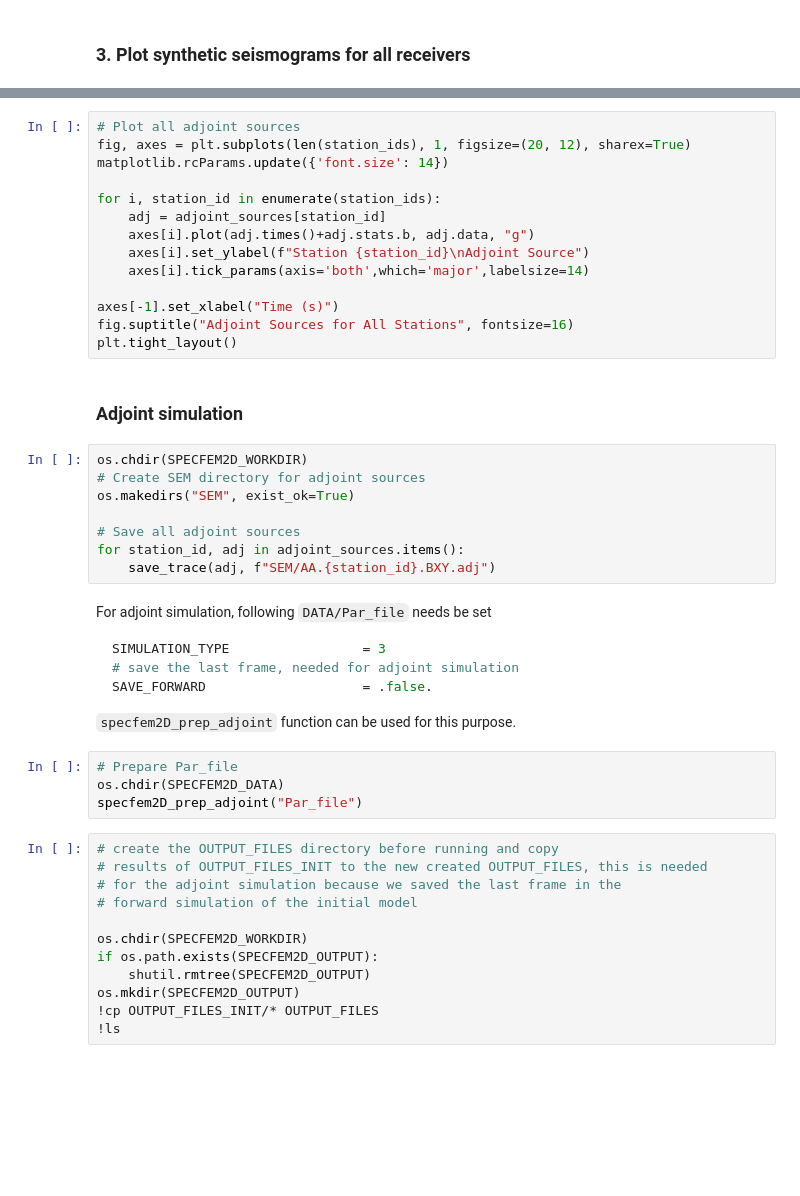
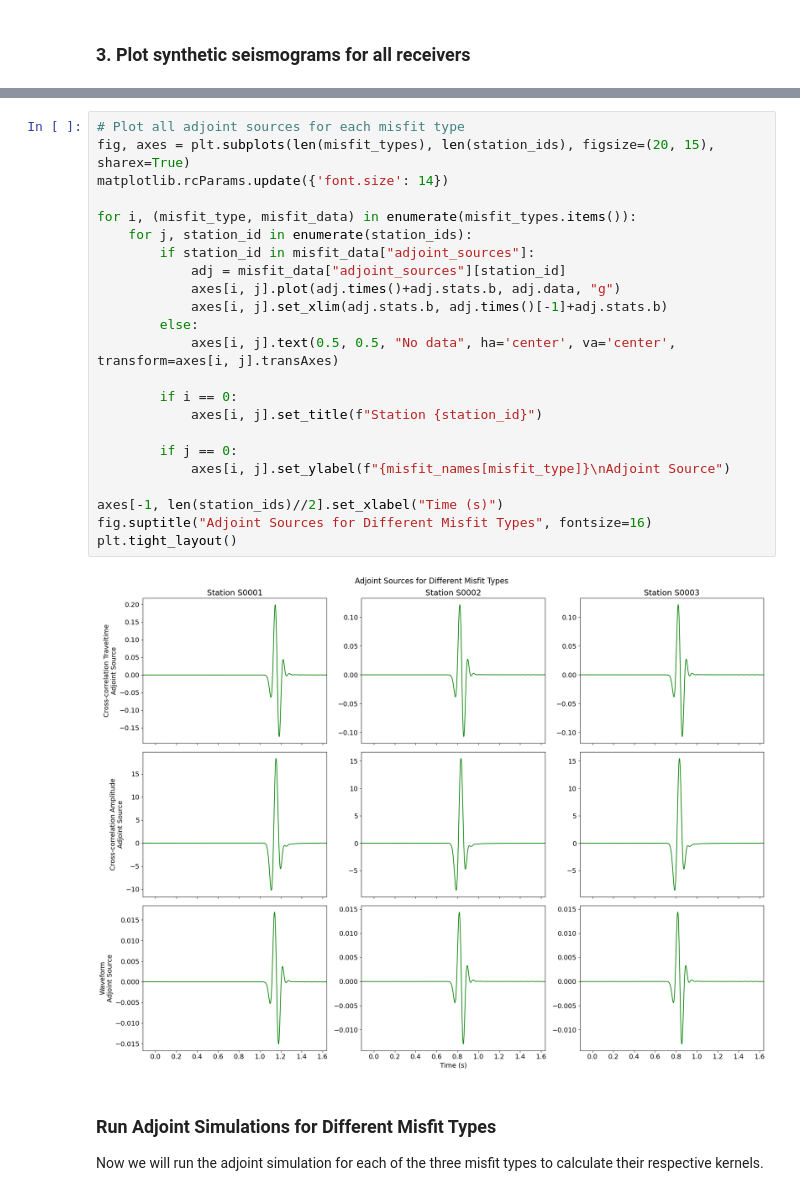
Before and after one commit to TaniMasanori/FWI_MAH575, a Jupyter notebook: JupyterNotebooks/D_Specfem2D_Kernel_MultiReceiver.ipynb, the cells around one changed output, grey strips where cells are left out. Saved outputs shown, nothing was run; the diff lists cells and outputs as text; blank space fills up the shorter version.

Commit message:
Assignment4 add objectivefunction and kernels in D_specfemv ipynb

````diff
--- a/JupyterNotebooks/D_Specfem2D_Kernel_MultiReceiver.ipynb
+++ b/JupyterNotebooks/D_Specfem2D_Kernel_MultiReceiver.ipynb
@@ -256,50 +442,29 @@ print(f"Total Misfit: {total_misfit:.6f}")
 # %%
-# Plot all adjoint sources
-fig, axes = plt.subplots(len(station_ids), 1, figsize=(20, 12), sharex=True)
+# Plot all adjoint sources for each misfit type
+fig, axes = plt.subplots(len(misfit_types), len(station_ids), figsize=(20, 15), sharex=True)
 matplotlib.rcParams.update({'font.size': 14})
 
-for i, station_id in enumerate(station_ids):
-    adj = adjoint_sources[station_id]
-    axes[i].plot(adj.times()+adj.stats.b, adj.data, "g")
-    axes[i].set_ylabel(f"Station {station_id}\nAdjoint Source")
-    axes[i].tick_params(axis='both',which='major',labelsize=14)
+for i, (misfit_type, misfit_data) in enumerate(misfit_types.items()):
+    for j, station_id in enumerate(station_ids):
+        if station_id in misfit_data["adjoint_sources"]:
+            adj = misfit_data["adjoint_sources"][station_id]
+            axes[i, j].plot(adj.times()+adj.stats.b, adj.data, "g")
+            axes[i, j].set_xlim(adj.stats.b, adj.times()[-1]+adj.stats.b)
+        else:
+            axes[i, j].text(0.5, 0.5, "No data", ha='center', va='center', transform=axes[i, j].transAxes)
 
-axes[-1].set_xlabel("Time (s)")
-fig.suptitle("Adjoint Sources for All Stations", fontsize=16)
+        if i == 0:
+            axes[i, j].set_title(f"Station {station_id}")
+
+        if j == 0:
+            axes[i, j].set_ylabel(f"{misfit_names[misfit_type]}\nAdjoint Source")
+
+axes[-1, len(station_ids)//2].set_xlabel("Time (s)")
+fig.suptitle("Adjoint Sources for Different Misfit Types", fontsize=16)
 plt.tight_layout()
+# %% [output]
+[figure, added]
-# %% [markdown]
-### Adjoint simulation
-# %%
-os.chdir(SPECFEM2D_WORKDIR)
-# Create SEM directory for adjoint sources
-os.makedirs("SEM", exist_ok=True)
-
-# Save all adjoint sources
-for station_id, adj in adjoint_sources.items():
-    save_trace(adj, f"SEM/AA.{station_id}.BXY.adj")
-# %% [markdown]
-For adjoint simulation, following `DATA/Par_file` needs be set
-
-```toml
-SIMULATION_TYPE                 = 3
-# save the last frame, needed for adjoint simulation
-SAVE_FORWARD                    = .false.
-```
-
-`specfem2D_prep_adjoint` function can be used for this purpose.
-# %%
-# Prepare Par_file
-os.chdir(SPECFEM2D_DATA)
-specfem2D_prep_adjoint("Par_file")
-# %%
-# create the OUTPUT_FILES directory before running and copy
-# results of OUTPUT_FILES_INIT to the new created OUTPUT_FILES, this is needed
-# for the adjoint simulation because we saved the last frame in the
-# forward simulation of the initial model
-
-os.chdir(SPECFEM2D_WORKDIR)
-if os.path.exists(SPECFEM2D_OUTPUT):
-    shutil.rmtree(SPECFEM2D_OUTPUT)
-os.mkdir(SPECFEM2D_OUTPUT)
-!cp OUTPUT_FILES_INIT/* OUTPUT_FILES
-!ls
+# %% [markdown]
+### Run Adjoint Simulations for Different Misfit Types
+
+Now we will run the adjoint simulation for each of the three misfit types to calculate their respective kernels.
````
Also changed, not shown: parts of 28 cells of this notebook, 2 other files.
